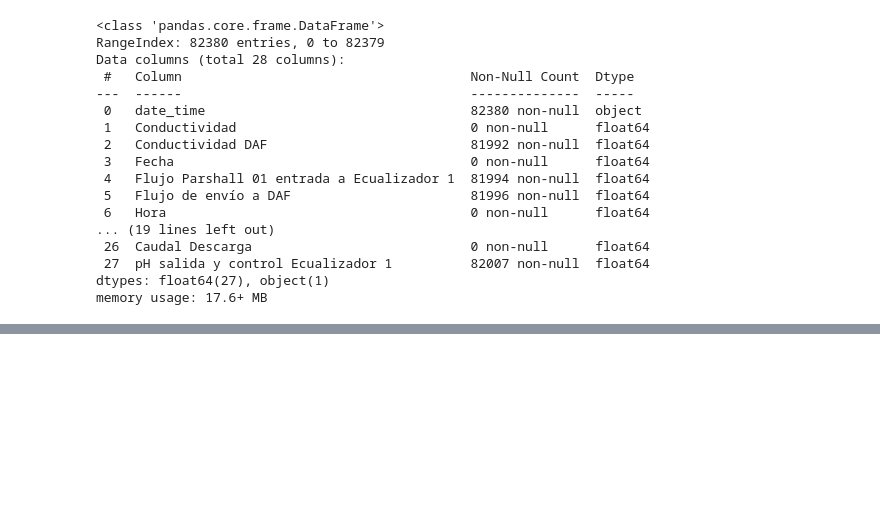
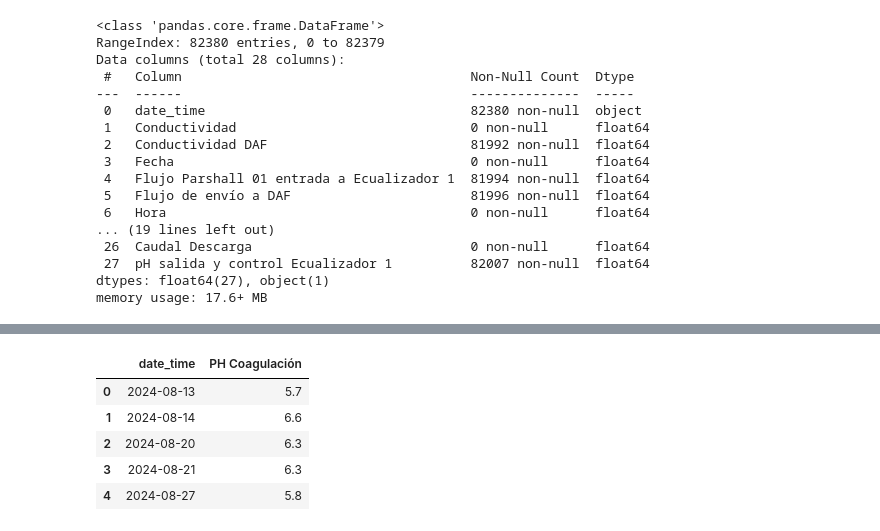
Before and after one commit to fchiapped/Proyecto-Grado, a Jupyter notebook: planta1.ipynb, the cells around one changed output, grey strips where cells are left out. Cells and saved outputs as stored; diff of their text form; code cells hidden in the pictures; blank space fills up the shorter version.

```diff
--- a/planta1.ipynb
+++ b/planta1.ipynb
@@ -27,0 +81,12 @@ memory usage: 17.6+ MB
+# %%
+data_ph = df_planta_1.dropna(subset=['PH Coagulación'])
+
+data_ph = data_ph[['date_time', 'PH Coagulación']]
+data_ph.head()
+# %% [output]
+|  | date_time | PH Coagulación |
+| 0 | 2024-08-13 | 5.7 |
+| 1 | 2024-08-14 | 6.6 |
+| 2 | 2024-08-20 | 6.3 |
+| 3 | 2024-08-21 | 6.3 |
+| 4 | 2024-08-27 | 5.8 |
```
Also changed, not shown: parts of 9 cells of this notebook, 1 other file.
